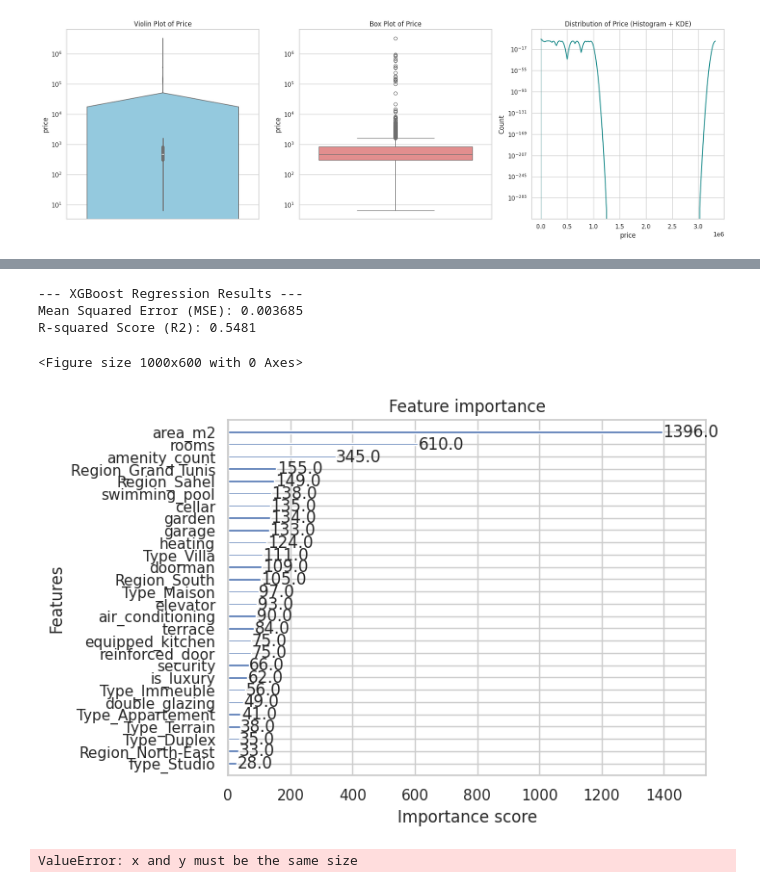
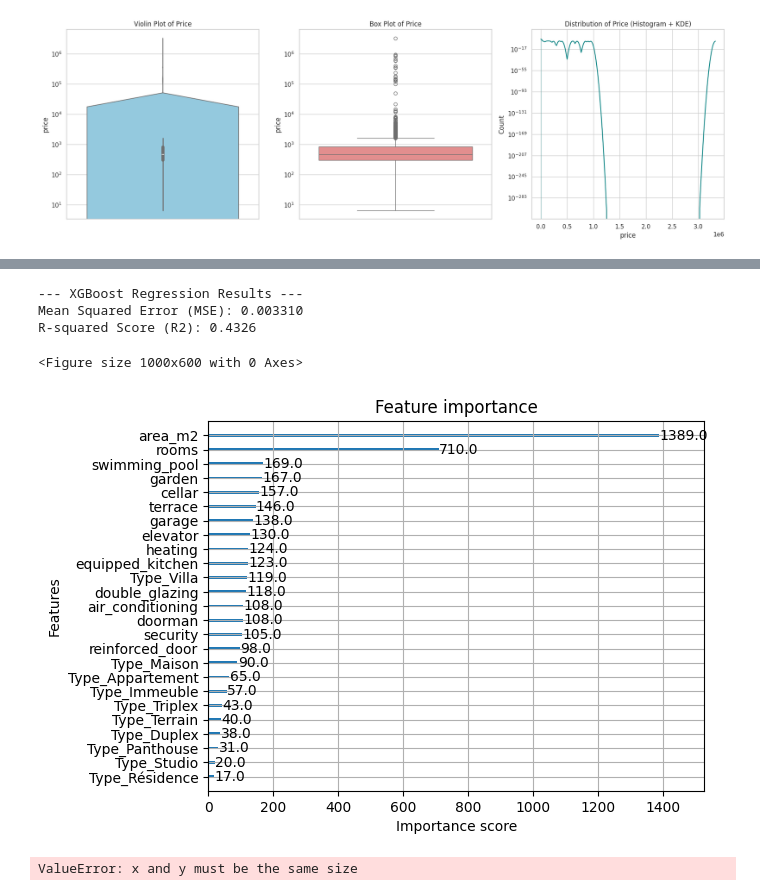
Before and after one commit to papi386/housing_project, a Jupyter notebook: data_understanding/data_understanding.ipynb, the cells around one changed output, grey strips where cells are left out. Drawn from its saved outputs; the diff is of its cells as text; code cells hidden in the pictures.

```diff
--- a/data_understanding/data_understanding.ipynb
+++ b/data_understanding/data_understanding.ipynb
@@ -105,2 +7,0 @@ df[df["property_type"] == "Terrain"]
-# %%
-df = df.dropna(subset=['price'])
@@ -426,2 +7,0 @@ Djerba, Djerba
-# %%
-df = df.dropna(subset=['property_type'])
@@ -491,19 +7,0 @@ None
-# %%
-# List of features to count for luxury status
-luxury_amenities = [
-    'doorman', 'cellar', 'heating', 'security',
-    'double_glazing', 'reinforced_door', 'equipped_kitchen', 'air_conditioning'
-]
-
-# Count how many of these features each row has
-df['amenity_count'] = df[luxury_amenities].sum(axis=1)
-
-# Define luxury: (Swimming Pool == 1) OR (Amenity Count >= 5)
-df['is_luxury'] = ( (df['swimming_pool'] == 1) | (df['amenity_count'] >= 5) ).astype(int)
-
-# Remove the temporary counter and display results
-#df = df.drop(columns=['amenity_count'])
-
-print("Luxury classification count:")
-print(df['is_luxury'].value_counts())
-display(df[['title', 'swimming_pool', 'is_luxury']].head(10))
@@ -879,7 +196,7 @@ from sklearn.preprocessing import MinMaxScaler
 
 # 1. One-Hot Encoding for 'Region'
 # We'll also encode 'property_type' if you're preparing for ML, but focusing on Region first as requested
-df_clean= pd.get_dummies(df_clean, columns=['Region'], prefix='Region')
+#df_clean= pd.get_dummies(df_clean, columns=['Region'], prefix='Region')
 
 # 2. Identify columns to scale
 # garden, terrace, garage, elevator, and is_luxury are already 0/1
@@ -963,38 +293,41 @@ from sklearn.metrics import mean_squared_error, r2_score
 
 # 1. Separate features (X) and target (y)
 X = df_clean.drop(columns=['price'])
-y = df_clean['price']
+y =  np.log1p(df_clean['price'])
+
 
 # 2. Split data: 80% training, 20% testing
 X_train, X_test, y_train, y_test = train_test_split(X, y, test_size=0.2, random_state=42)
 
 # 3. Initialize and train the XGBoost Regressor
 # We use reg:squarederror for regression tasks like price prediction
 xgb_reg = xgb.XGBRegressor(objective='reg:squarederror', n_estimators=100, learning_rate=0.1, max_depth=6, random_state=42)
 xgb_reg.fit(X_train, y_train)
 
 # 4. Make predictions on the test set
 y_pred = xgb_reg.predict(X_test)
+y_pred = np.expm1(y_pred)  # Convert back to original scale
 
 # 5. Evaluate the model
 mse = mean_squared_error(y_test, y_pred)
 r2 = r2_score(y_test, y_pred)
 
 print(f"--- XGBoost Regression Results ---")
 print(f"Mean Squared Error (MSE): {mse:.6f}")
 print(f"R-squared Score (R2): {r2:.4f}")
 
 # Display feature importance
 import matplotlib.pyplot as plt
 plt.figure(figsize=(10, 6))
 xgb.plot_importance(xgb_reg, importance_type='weight')
+plt.savefig("feature_importance.png", dpi=300, bbox_inches="tight")
 plt.show()
 # %% [output]
 --- XGBoost Regression Results ---
-Mean Squared Error (MSE): 0.003685
-R-squared Score (R2): 0.5481
+Mean Squared Error (MSE): 0.003310
+R-squared Score (R2): 0.4326
 <Figure size 1000x600 with 0 Axes>
-[figure, old version]
+[figure, new version]
 # %%
 # %% [output]
 ValueError: x and y must be the same size
```
Also changed, not shown: parts of 43 cells of this notebook, 6 other files.
